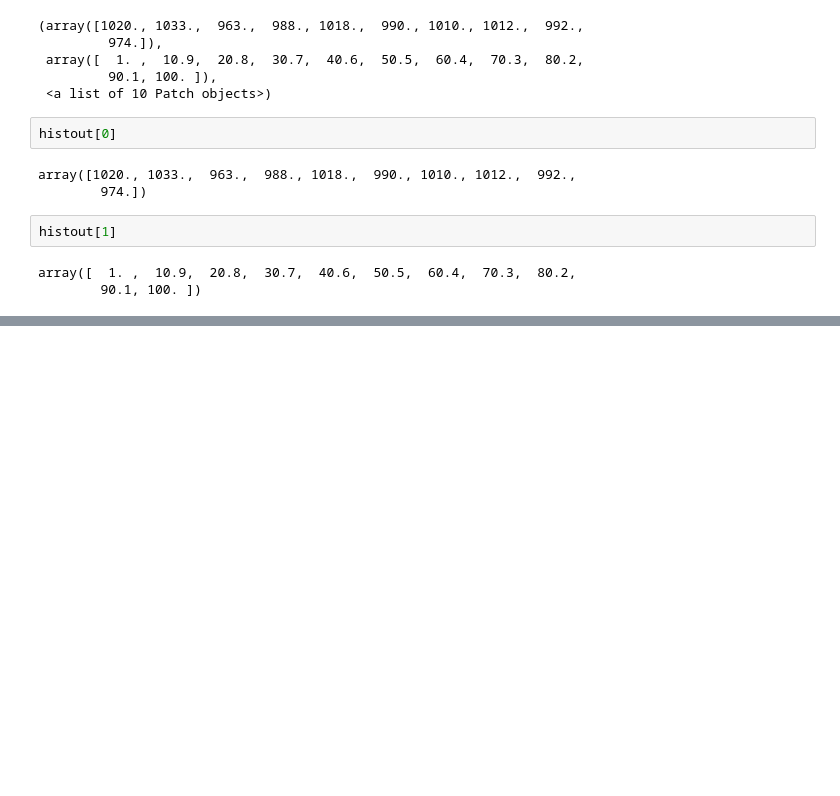
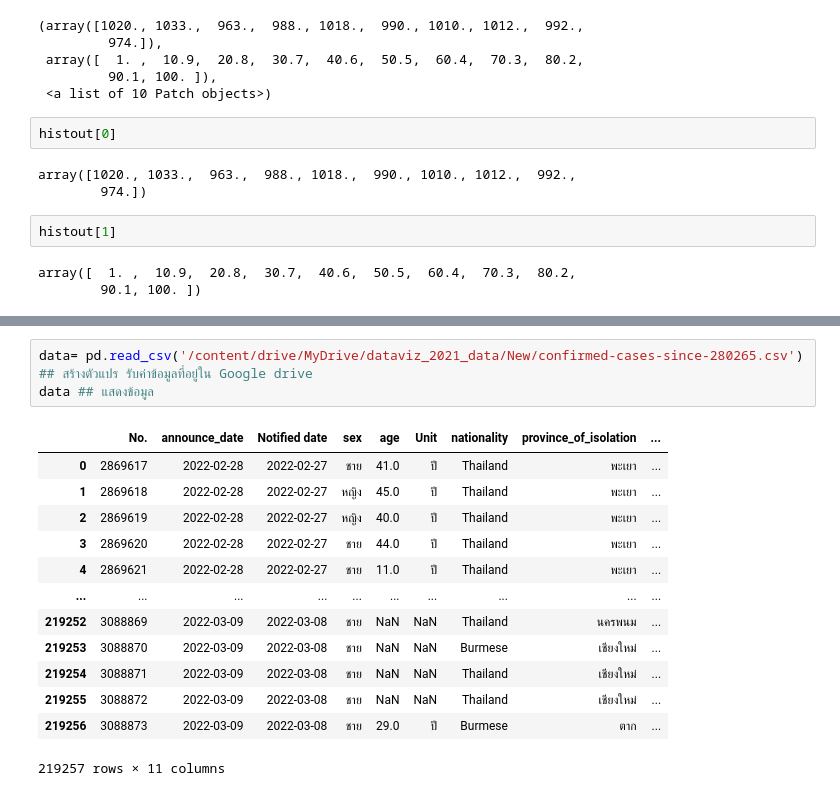
Before and after one commit to ThanikPimpiban/data_viz_2022, a Jupyter notebook: DataViz04_Data_Comparison.ipynb, the cells around one changed output, grey strips where cells are left out. Saved outputs shown, nothing was run; the diff lists cells and outputs as text; blank space fills up the shorter version.

```diff
--- a/DataViz04_Data_Comparison.ipynb
+++ b/DataViz04_Data_Comparison.ipynb
@@ -367,0 +398,17 @@ array([  1. ,  10.9,  20.8,  30.7,  40.6,  50.5,  60.4,  70.3,  80.2,
+# %%
+data= pd.read_csv('/content/drive/MyDrive/dataviz_2021_data/New/confirmed-cases-since-280265.csv')  ## สร้างตัวแปร รับค่าข้อมูลที่อยู่ใน Google drive
+data ## แสดงข้อมูล
+# %% [output]
+|  | No. | announce_date | Notified date | sex | age | Unit | nationality | province_of_isolation | ... |
+| 0 | 2869617 | 2022-02-28 | 2022-02-27 | ชาย | 41.0 | ปี | Thailand | พะเยา | ... |
+| 1 | 2869618 | 2022-02-28 | 2022-02-27 | หญิง | 45.0 | ปี | Thailand | พะเยา | ... |
+| 2 | 2869619 | 2022-02-28 | 2022-02-27 | หญิง | 40.0 | ปี | Thailand | พะเยา | ... |
+| 3 | 2869620 | 2022-02-28 | 2022-02-27 | ชาย | 44.0 | ปี | Thailand | พะเยา | ... |
+| 4 | 2869621 | 2022-02-28 | 2022-02-27 | ชาย | 11.0 | ปี | Thailand | พะเยา | ... |
+| ... | ... | ... | ... | ... | ... | ... | ... | ... | ... |
+| 219252 | 3088869 | 2022-03-09 | 2022-03-08 | ชาย | NaN | NaN | Thailand | นครพนม | ... |
+| 219253 | 3088870 | 2022-03-09 | 2022-03-08 | ชาย | NaN | NaN | Burmese | เชียงใหม่ | ... |
+| 219254 | 3088871 | 2022-03-09 | 2022-03-08 | ชาย | NaN | NaN | Thailand | เชียงใหม่ | ... |
+| 219255 | 3088872 | 2022-03-09 | 2022-03-08 | ชาย | NaN | NaN | Thailand | เชียงใหม่ | ... |
+| 219256 | 3088873 | 2022-03-09 | 2022-03-08 | ชาย | 29.0 | ปี | Burmese | ตาก | ... |
+219257 rows × 11 columns
```
Also changed, not shown: parts of 16 cells of this notebook.
